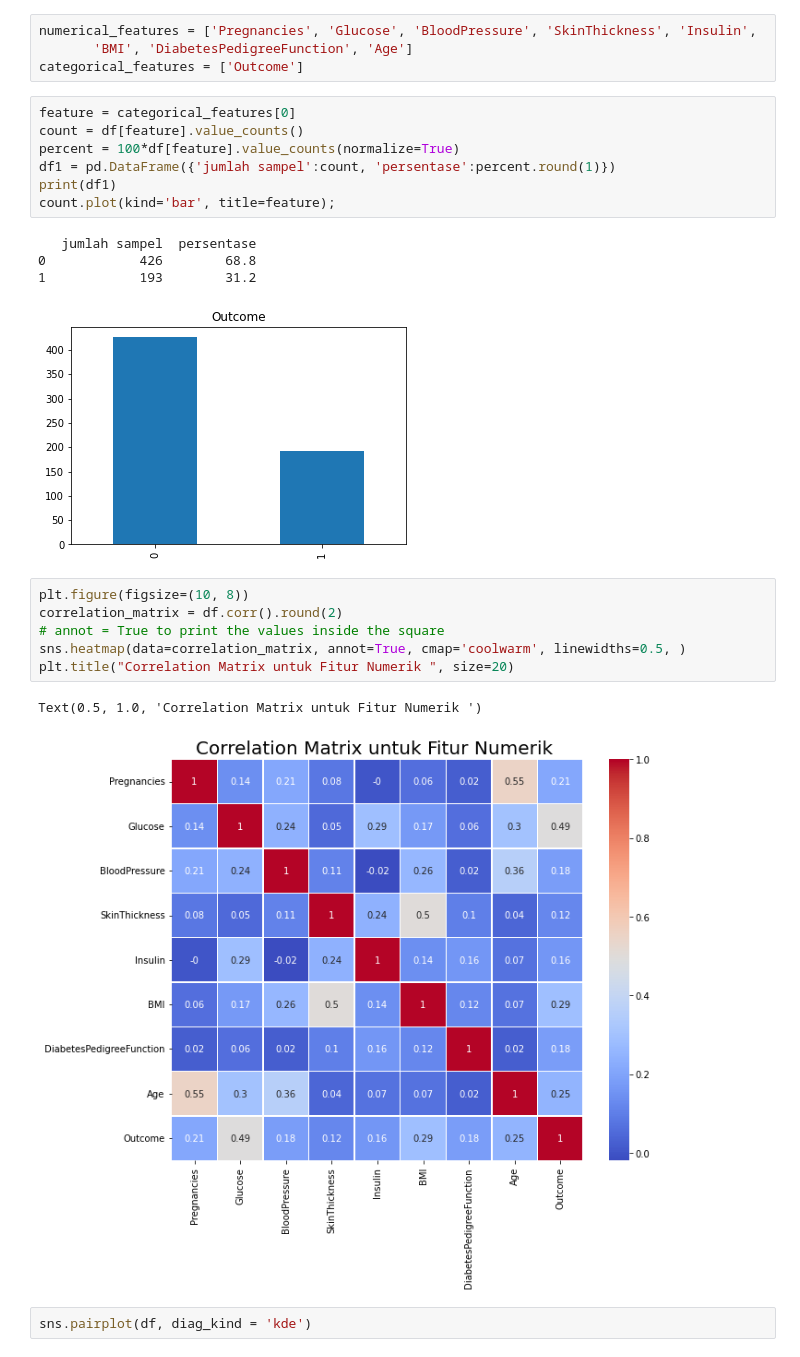
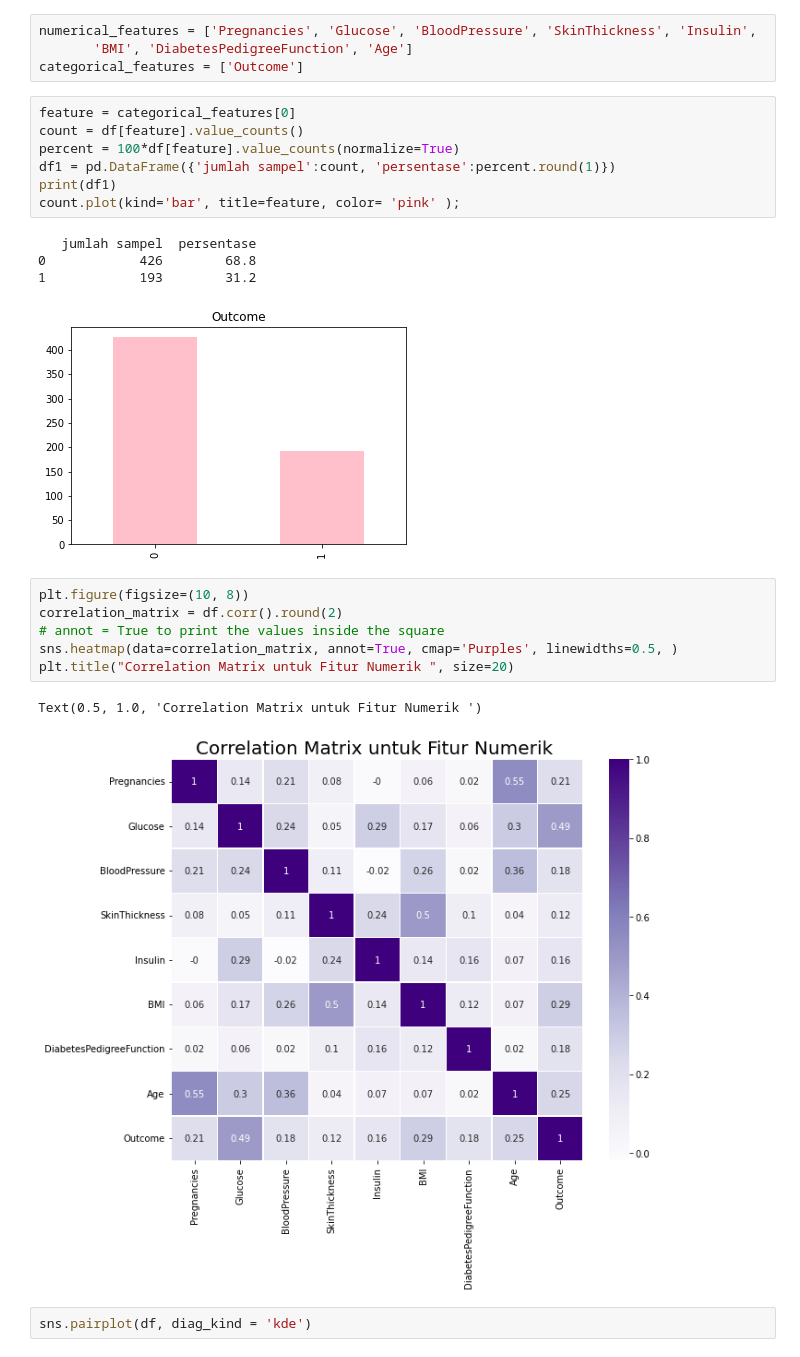
Before and after one commit to onedayxzn/Sistem-Pendeteksi-Dini-Diabetes, a Jupyter notebook: Model.ipynb, the cells around one changed output. Saved outputs shown, nothing was run; the diff lists cells and outputs as text.

```diff
--- a/Model.ipynb
+++ b/Model.ipynb
@@ -230,21 +231,21 @@ count = df[feature].value_counts()
 percent = 100*df[feature].value_counts(normalize=True)
 df1 = pd.DataFrame({'jumlah sampel':count, 'persentase':percent.round(1)})
 print(df1)
-count.plot(kind='bar', title=feature);
+count.plot(kind='bar', title=feature, color= 'pink' );
 # %% [output]
    jumlah sampel  persentase
 0            426        68.8
 1            193        31.2
-[figure, old version]
+[figure, new version]
 # %%
 plt.figure(figsize=(10, 8))
 correlation_matrix = df.corr().round(2)
 # annot = True to print the values inside the square
-sns.heatmap(data=correlation_matrix, annot=True, cmap='coolwarm', linewidths=0.5, )
+sns.heatmap(data=correlation_matrix, annot=True, cmap='Purples', linewidths=0.5, )
 plt.title("Correlation Matrix untuk Fitur Numerik ", size=20)
 # %% [output]
 Text(0.5, 1.0, 'Correlation Matrix untuk Fitur Numerik ')
-[figure, old version]
+[figure, new version]
 # %%
 sns.pairplot(df, diag_kind = 'kde')
 # %% [output]
```
Also changed, not shown: parts of 45 cells of this notebook.
